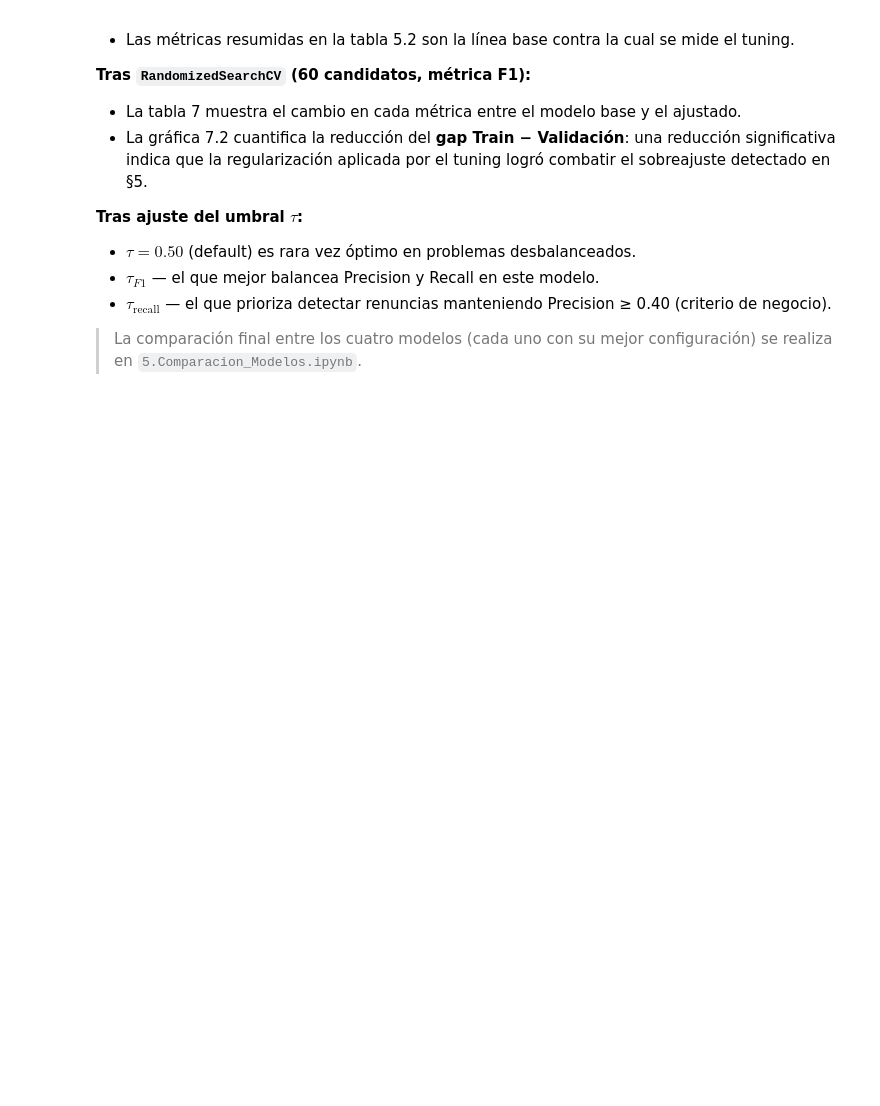
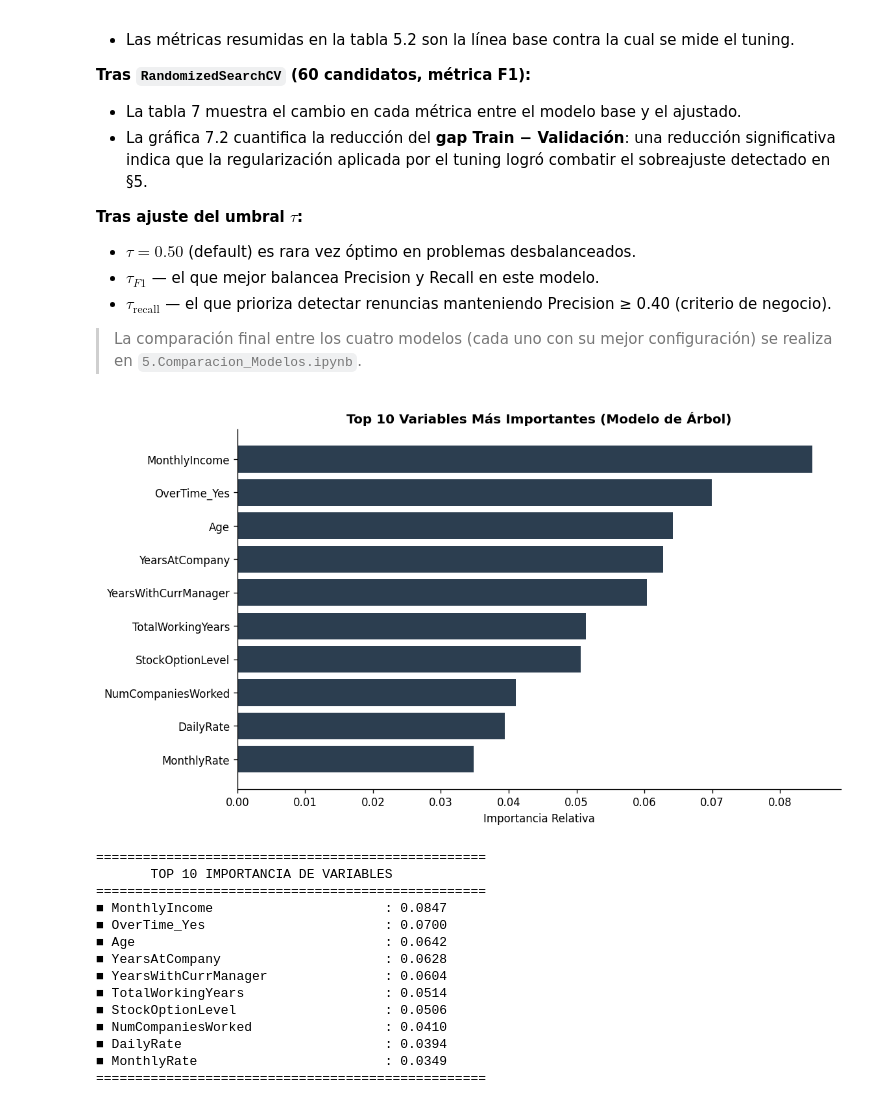
Before and after one commit to SebastianBetancur08/analitica-proyecto, a Jupyter notebook: notebooks/modelos_clasificacion/3.Random_Forest.ipynb, the cells around one changed output. Drawn from its saved outputs; the diff is of its cells as text; code cells hidden in the pictures; blank space fills up the shorter version.

```diff
--- a/notebooks/modelos_clasificacion/3.Random_Forest.ipynb
+++ b/notebooks/modelos_clasificacion/3.Random_Forest.ipynb
@@ -1110,3 +1110,69 @@ Resultados guardados en: cv_results/random_forest.json
 - $\tau_{\text{recall}}$ — el que prioriza detectar renuncias manteniendo Precision ≥ 0.40 (criterio de negocio).
 
 > La comparación final entre los cuatro modelos (cada uno con su mejor configuración) se realiza en `5.Comparacion_Modelos.ipynb`.
+# %%
+# 1. Extraer el modelo (Asegúrate de que la variable se llame igual que tu modelo entrenado)
+# Nota: Si en tu cuaderno se llama 'mejor_modelo', cambia 'modelo_tuned' por 'mejor_modelo'
+nombre_variable_modelo = modelo_tuned
+
+if hasattr(nombre_variable_modelo, 'best_estimator_'):
+    modelo_final = nombre_variable_modelo.best_estimator_
+else:
+    modelo_final = nombre_variable_modelo
+
+# 2. Extraer el algoritmo final y los nombres correctos de las variables
+if hasattr(modelo_final, 'named_steps'):
+    # El algoritmo de árbol siempre suele ser el último paso del pipeline
+    modelo_arbol = modelo_final.steps[-1][1]
+
+    # Intentamos sacar los nombres DESPUÉS de la transformación (para evitar el error de tamaños)
+    try:
+        nombres_variables = modelo_final[:-1].get_feature_names_out()
+    except:
+        nombres_variables = X_test.columns
+else:
+    modelo_arbol = modelo_final
+    nombres_variables = X_test.columns
+
+# 3. Obtener las importancias de las variables
+importancias = modelo_arbol.feature_importances_
+
+# Pequeña validación de seguridad
+if len(nombres_variables) != len(importancias):
+    print(f"⚠️ Alerta: Tenemos {len(nombres_variables)} nombres pero {len(importancias)} importancias.")
+    nombres_variables = [f"Variable_{i}" for i in range(len(importancias))]
+
+# 4. Crear tabla y sacar el Top 10
+df_importancias = pd.DataFrame({'Variable': nombres_variables, 'Importancia': importancias})
+df_importancias = df_importancias.sort_values(by='Importancia', ascending=False).head(10)
+
+# 5. Generar la gráfica
+plt.figure(figsize=(10, 6))
+plt.barh(df_importancias['Variable'][::-1], df_importancias['Importancia'][::-1], color='#2c3e50')
+plt.title('Top 10 Variables Más Importantes (Modelo de Árbol)')
+plt.xlabel('Importancia Relativa')
+plt.show()
+
+# Imprimir valores en texto
+print("==================================================")
+print("       TOP 10 IMPORTANCIA DE VARIABLES            ")
+print("==================================================")
+for i, row in df_importancias.iterrows():
+    print(f"■ {row['Variable']:<35}: {row['Importancia']:.4f}")
+print("==================================================")
+# %% [output]
+[figure, added]
+==================================================
+       TOP 10 IMPORTANCIA DE VARIABLES
+==================================================
+■ MonthlyIncome                      : 0.0847
+■ OverTime_Yes                       : 0.0700
+■ Age                                : 0.0642
+■ YearsAtCompany                     : 0.0628
+■ YearsWithCurrManager               : 0.0604
+■ TotalWorkingYears                  : 0.0514
+■ StockOptionLevel                   : 0.0506
+■ NumCompaniesWorked                 : 0.0410
+■ DailyRate                          : 0.0394
+■ MonthlyRate                        : 0.0349
+==================================================
```
Also changed, not shown: parts of 3 cells of this notebook, 10 other files.
